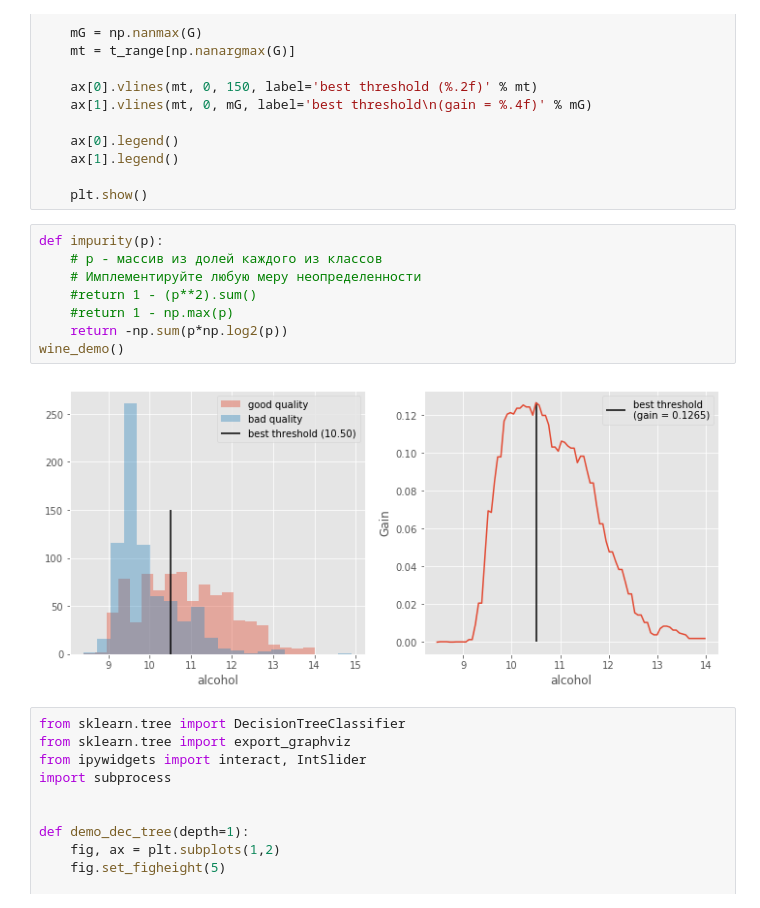
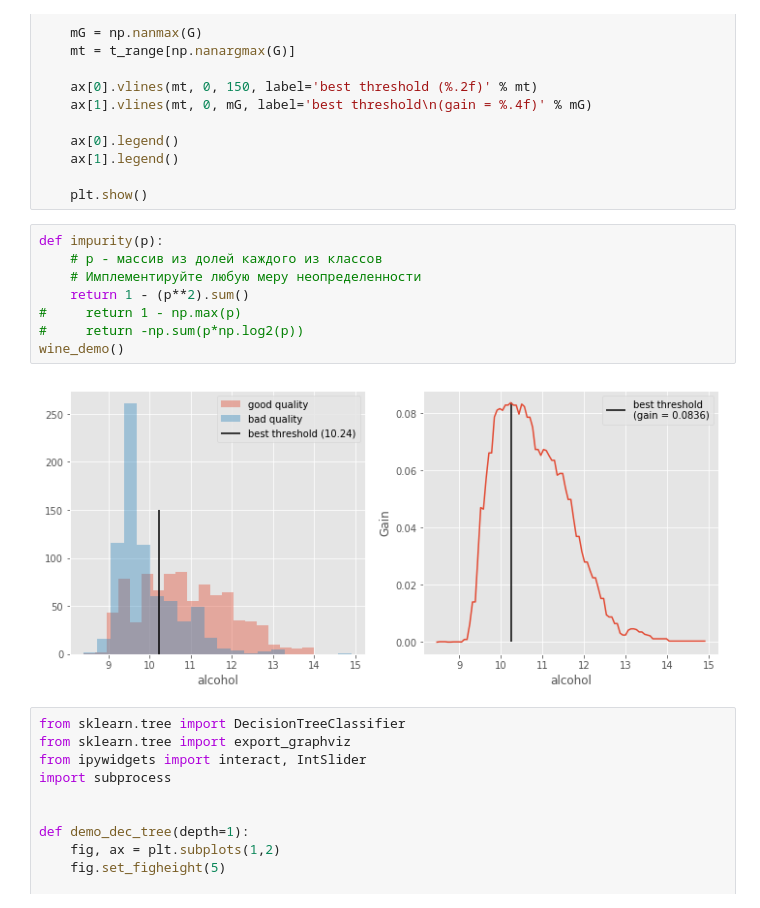
Before and after one commit to stroykova/spheremailru, a Jupyter notebook: 2018-02/lecture_04_trees/lecture-trees.ipynb, the cells around one changed output. Cells and saved outputs as stored; diff of their text form.

```diff
--- a/2018-02/lecture_04_trees/lecture-trees.ipynb
+++ b/2018-02/lecture_04_trees/lecture-trees.ipynb
@@ -207,13 +195,13 @@ def wine_demo():
 # %%
 def impurity(p):
     # p - массив из долей каждого из классов
     # Имплементируйте любую меру неопределенности
-    #return 1 - (p**2).sum()
-    #return 1 - np.max(p)
-    return -np.sum(p*np.log2(p))
+    return 1 - (p**2).sum()
+#     return 1 - np.max(p)
+#     return -np.sum(p*np.log2(p))
 wine_demo()
 # %% [output]
-[figure, old version]
+[figure, new version]
 # %%
 from sklearn.tree import DecisionTreeClassifier
 from sklearn.tree import export_graphviz
```
Also changed, not shown: parts of 6 cells of this notebook, 1 other file.
